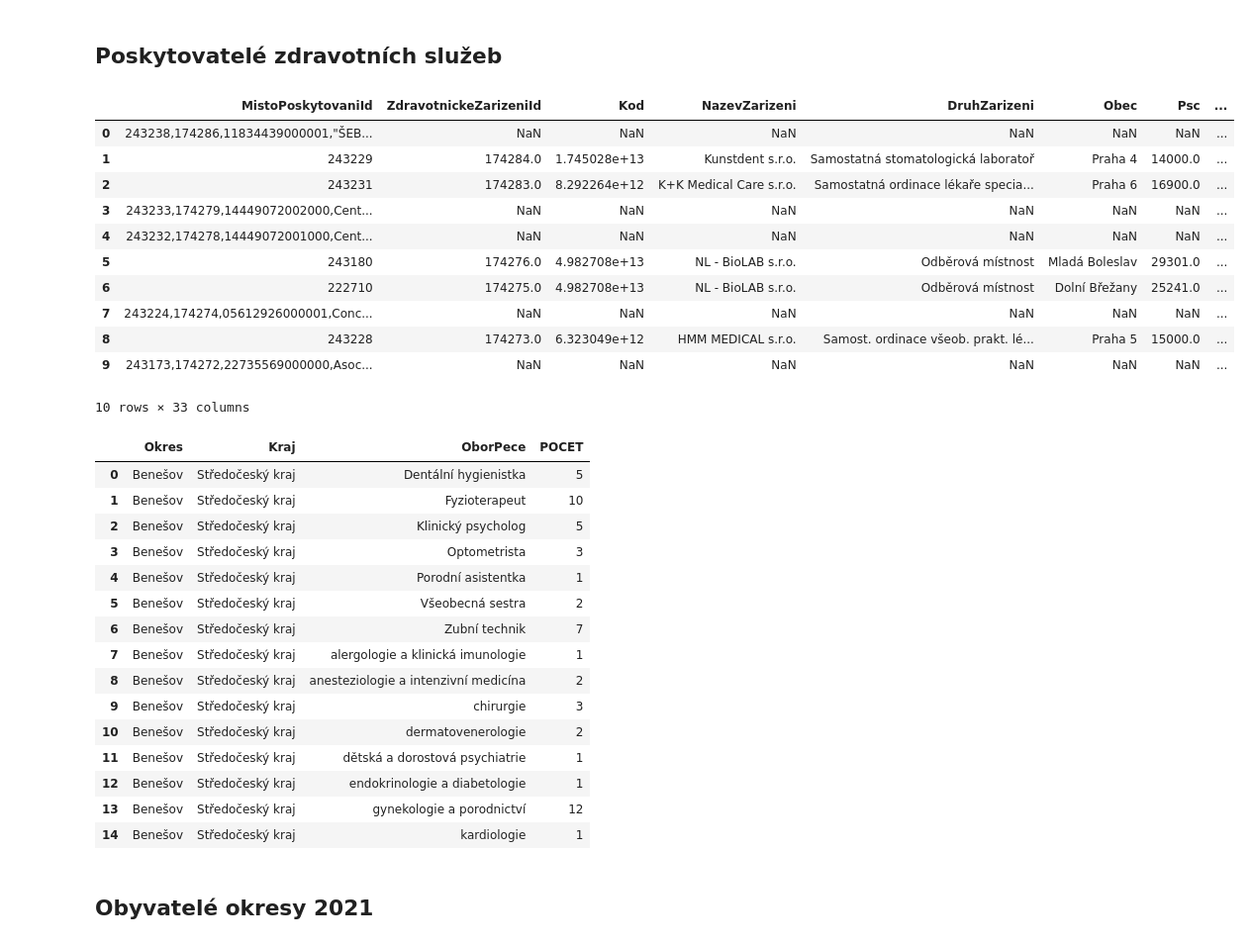
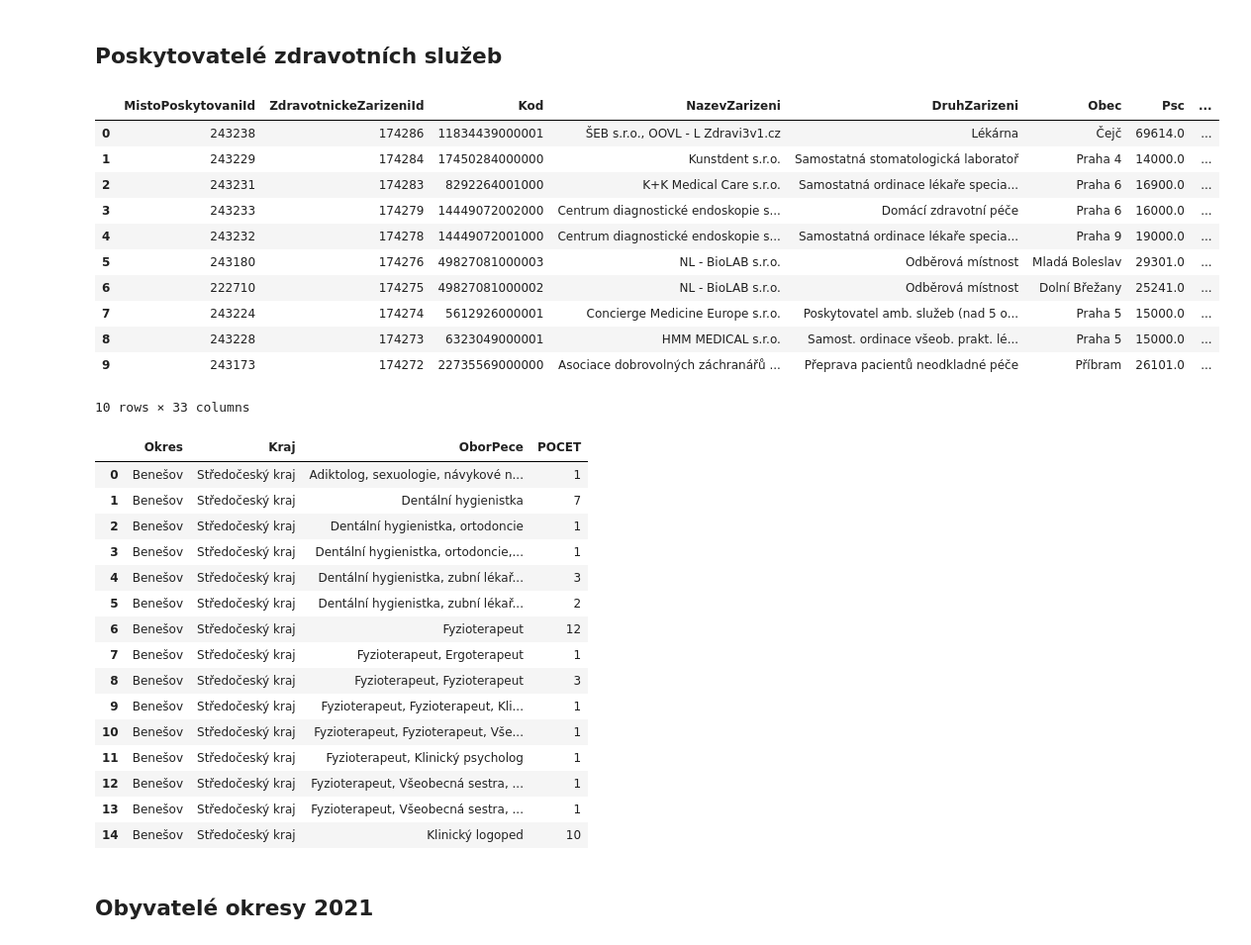
Before and after one commit to DonRiccardo/UvoddoDatovehoInzenyrstvi, a Jupyter notebook: ukol01/prepare_data/prepareCSV_file.ipynb, the cells around one changed output. Shown at 99% size. Drawn from its saved outputs; the diff is of its cells as text; code cells hidden in the pictures.

```diff
--- a/ukol01/prepare_data/prepareCSV_file.ipynb
+++ b/ukol01/prepare_data/prepareCSV_file.ipynb
@@ -5,41 +5,41 @@ import pandas as pd
 # %% [markdown]
 ## Poskytovatelé zdravotních služeb
 # %%
-nrpzs = pd.read_csv("nrpzs.csv", low_memory=False)
+nrpzs = pd.read_csv("../nrpzs.csv")
 nrpzs.head(10)
 # %% [output]
 |  | MistoPoskytovaniId | ZdravotnickeZarizeniId | Kod | NazevZarizeni | DruhZarizeni | Obec | Psc | ... |
-| 0 | 243238,174286,11834439000001,"ŠEB... | NaN | NaN | NaN | NaN | NaN | NaN | ... |
-| 1 | 243229 | 174284.0 | 1.745028e+13 | Kunstdent s.r.o. | Samostatná stomatologická laboratoř | Praha 4 | 14000.0 | ... |
-| 2 | 243231 | 174283.0 | 8.292264e+12 | K+K Medical Care s.r.o. | Samostatná ordinace lékaře specia... | Praha 6 | 16900.0 | ... |
-| 3 | 243233,174279,14449072002000,Cent... | NaN | NaN | NaN | NaN | NaN | NaN | ... |
-| 4 | 243232,174278,14449072001000,Cent... | NaN | NaN | NaN | NaN | NaN | NaN | ... |
-| 5 | 243180 | 174276.0 | 4.982708e+13 | NL - BioLAB s.r.o. | Odběrová místnost | Mladá Boleslav | 29301.0 | ... |
-| 6 | 222710 | 174275.0 | 4.982708e+13 | NL - BioLAB s.r.o. | Odběrová místnost | Dolní Břežany | 25241.0 | ... |
-| 7 | 243224,174274,05612926000001,Conc... | NaN | NaN | NaN | NaN | NaN | NaN | ... |
-| 8 | 243228 | 174273.0 | 6.323049e+12 | HMM MEDICAL s.r.o. | Samost. ordinace všeob. prakt. lé... | Praha 5 | 15000.0 | ... |
-| 9 | 243173,174272,22735569000000,Asoc... | NaN | NaN | NaN | NaN | NaN | NaN | ... |
+| 0 | 243238 | 174286 | 11834439000001 | ŠEB s.r.o., OOVL - L Zdravi3v1.cz | Lékárna | Čejč | 69614.0 | ... |
+| 1 | 243229 | 174284 | 17450284000000 | Kunstdent s.r.o. | Samostatná stomatologická laboratoř | Praha 4 | 14000.0 | ... |
+| 2 | 243231 | 174283 | 8292264001000 | K+K Medical Care s.r.o. | Samostatná ordinace lékaře specia... | Praha 6 | 16900.0 | ... |
+| 3 | 243233 | 174279 | 14449072002000 | Centrum diagnostické endoskopie s... | Domácí zdravotní péče | Praha 6 | 16000.0 | ... |
+| 4 | 243232 | 174278 | 14449072001000 | Centrum diagnostické endoskopie s... | Samostatná ordinace lékaře specia... | Praha 9 | 19000.0 | ... |
+| 5 | 243180 | 174276 | 49827081000003 | NL - BioLAB s.r.o. | Odběrová místnost | Mladá Boleslav | 29301.0 | ... |
+| 6 | 222710 | 174275 | 49827081000002 | NL - BioLAB s.r.o. | Odběrová místnost | Dolní Břežany | 25241.0 | ... |
+| 7 | 243224 | 174274 | 5612926000001 | Concierge Medicine Europe s.r.o. | Poskytovatel amb. služeb (nad 5 o... | Praha 5 | 15000.0 | ... |
+| 8 | 243228 | 174273 | 6323049000001 | HMM MEDICAL s.r.o. | Samost. ordinace všeob. prakt. lé... | Praha 5 | 15000.0 | ... |
+| 9 | 243173 | 174272 | 22735569000000 | Asociace dobrovolných záchranářů ... | Přeprava pacientů neodkladné péče | Příbram | 26101.0 | ... |
 10 rows × 33 columns
 # %%
 n = nrpzs.groupby(['Okres', 'Kraj', 'OborPece']).size().reset_index(name='POCET')
 n.head(15)
 # %% [output]
 |  | Okres | Kraj | OborPece | POCET |
-| 0 | Benešov | Středočeský kraj | Dentální hygienistka | 5 |
-| 1 | Benešov | Středočeský kraj | Fyzioterapeut | 10 |
-| 2 | Benešov | Středočeský kraj | Klinický psycholog | 5 |
-| 3 | Benešov | Středočeský kraj | Optometrista | 3 |
-| 4 | Benešov | Středočeský kraj | Porodní asistentka | 1 |
-| 5 | Benešov | Středočeský kraj | Všeobecná sestra | 2 |
-| 6 | Benešov | Středočeský kraj | Zubní technik | 7 |
-| 7 | Benešov | Středočeský kraj | alergologie a klinická imunologie | 1 |
-| 8 | Benešov | Středočeský kraj | anesteziologie a intenzivní medicína | 2 |
-| 9 | Benešov | Středočeský kraj | chirurgie | 3 |
-| 10 | Benešov | Středočeský kraj | dermatovenerologie | 2 |
-| 11 | Benešov | Středočeský kraj | dětská a dorostová psychiatrie | 1 |
-| 12 | Benešov | Středočeský kraj | endokrinologie a diabetologie | 1 |
-| 13 | Benešov | Středočeský kraj | gynekologie a porodnictví | 12 |
-| 14 | Benešov | Středočeský kraj | kardiologie | 1 |
+| 0 | Benešov | Středočeský kraj | Adiktolog, sexuologie, návykové n... | 1 |
+| 1 | Benešov | Středočeský kraj | Dentální hygienistka | 7 |
+| 2 | Benešov | Středočeský kraj | Dentální hygienistka, ortodoncie | 1 |
+| 3 | Benešov | Středočeský kraj | Dentální hygienistka, ortodoncie,... | 1 |
+| 4 | Benešov | Středočeský kraj | Dentální hygienistka, zubní lékař... | 3 |
+| 5 | Benešov | Středočeský kraj | Dentální hygienistka, zubní lékař... | 2 |
+| 6 | Benešov | Středočeský kraj | Fyzioterapeut | 12 |
+| 7 | Benešov | Středočeský kraj | Fyzioterapeut, Ergoterapeut | 1 |
+| 8 | Benešov | Středočeský kraj | Fyzioterapeut, Fyzioterapeut | 3 |
+| 9 | Benešov | Středočeský kraj | Fyzioterapeut, Fyzioterapeut, Kli... | 1 |
+| 10 | Benešov | Středočeský kraj | Fyzioterapeut, Fyzioterapeut, Vše... | 1 |
+| 11 | Benešov | Středočeský kraj | Fyzioterapeut, Klinický psycholog | 1 |
+| 12 | Benešov | Středočeský kraj | Fyzioterapeut, Všeobecná sestra, ... | 1 |
+| 13 | Benešov | Středočeský kraj | Fyzioterapeut, Všeobecná sestra, ... | 1 |
+| 14 | Benešov | Středočeský kraj | Klinický logoped | 10 |
 # %%
 n.to_csv("preparedNRPZS.csv")
 # %% [markdown]
```
Also changed, not shown: 1 other file.
